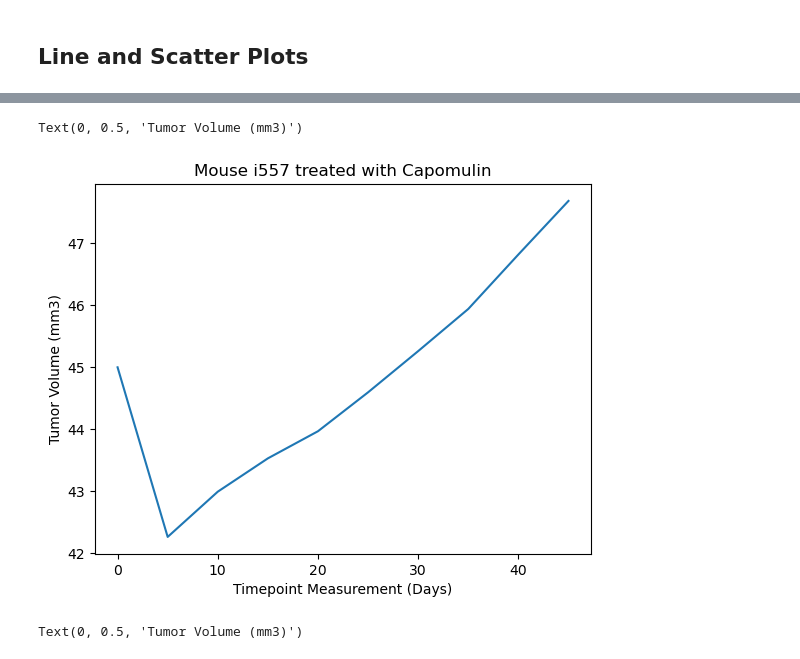
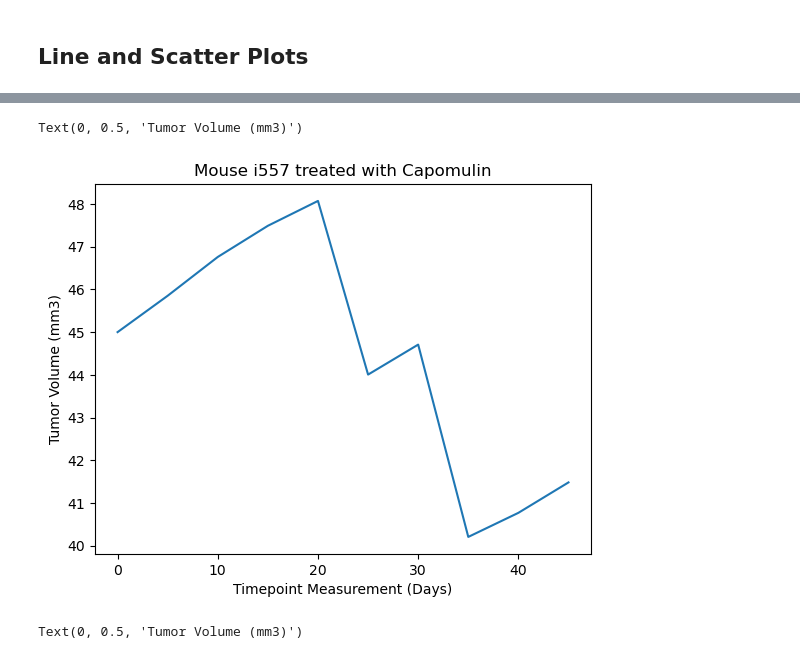
Before and after one commit to EmG3214/matplotlib-challenge, a Jupyter notebook: pymaceuticals_maincode.ipynb, the cells around one changed output, grey strips where cells are left out. Cells and saved outputs as stored; diff of their text form; code cells hidden in the pictures.

```diff
--- a/pymaceuticals_maincode.ipynb
+++ b/pymaceuticals_maincode.ipynb
@@ -22,7 +22,7 @@ mouse_metadata = pd.read_csv(mouse_metadata_path)
 study_results = pd.read_csv(study_results_path)
 
 # Combine the data into a single dataset
-pharma_complete = pd.merge(mouse_metadata, study_results, how= "outer", on = "Mouse ID")
+pharma_complete = pd.merge(mouse_metadata, study_results, how= "left", on = "Mouse ID")
 
 # Display the data table for preview
 pharma_complete.head(20)
@@ -322,20 +303,20 @@ pharma_short.head()
 # %%
 # Generate a line plot of tumor volume vs. time point for a mouse treated with Capomulin
 cap_only = pharma_short.loc[pharma_short["Drug Regimen"] == "Capomulin"]
-#found a random mouse ID with cap_only.sample()
-#Create DF for just that mouse
-mouse_i557 = cap_only.loc[cap_only["Mouse ID"]=="i557"]
-i557_timepoint = mouse_i557["Timepoint"].tolist()
-i557_tumorvol = mouse_i557["Tumor Volume (mm3)"].tolist()
+
+#Create DF for just that mouse (should be mouse l509)
+mouse_l509 = cap_only.loc[cap_only["Mouse ID"]=="l509"]
+l509_timepoint = mouse_l509["Timepoint"].tolist()
+l509_tumorvol = mouse_l509["Tumor Volume (mm3)"].tolist()
 
 #Here is the line plot
-plt.plot(i557_timepoint, i557_tumorvol)
+plt.plot(l509_timepoint, l509_tumorvol)
 plt.title("Mouse i557 treated with Capomulin")
 plt.xlabel("Timepoint Measurement (Days)")
 plt.ylabel("Tumor Volume (mm3)")
 # %% [output]
 Text(0, 0.5, 'Tumor Volume (mm3)')
-[figure, old version]
+[figure, new version]
 # %%
 # Generate a scatter plot of average tumor volume vs mouse weight for the Capomulin regimen
 cap_only_grouped = cap_only.groupby("Mouse ID")
```
Also changed, not shown: parts of 7 cells of this notebook.
